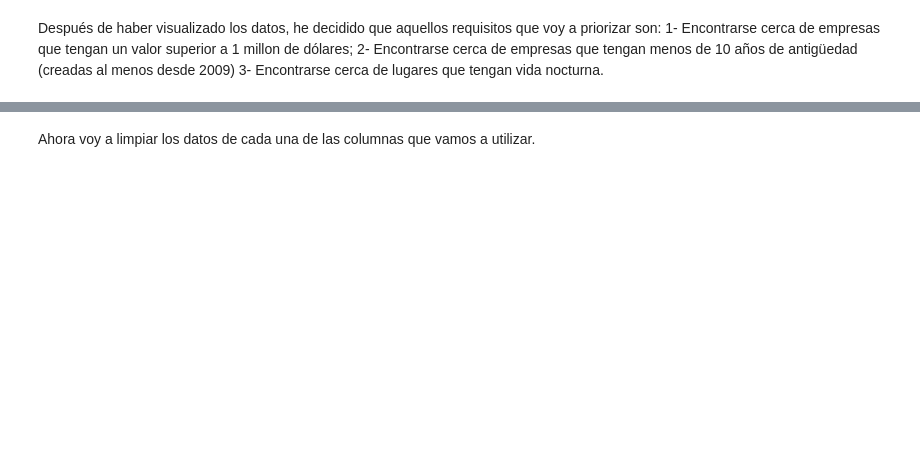
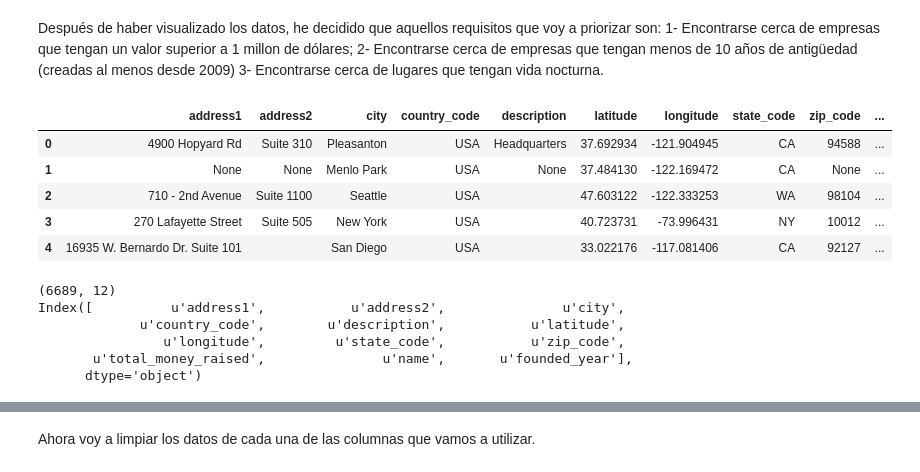
Before and after one commit to Mgraciaverdura/visualizing-real-world-data-project, a Jupyter notebook: df_filtered.ipynb, the cells around one changed output, grey strips where cells are left out. Saved outputs shown, nothing was run; the diff lists cells and outputs as text; code cells hidden in the pictures; blank space fills up the shorter version.

```diff
--- a/df_filtered.ipynb
+++ b/df_filtered.ipynb
@@ -32,0 +61,17 @@ perfect_place = db.companies.find({"$and":[{"offices.latitude":{"$exists":True}}
+# %%
+display(dataframe.head())
+print(dataframe.shape)
+print(dataframe.columns)
+# %% [output]
+|  | address1 | address2 | city | country_code | description | latitude | longitude | state_code | zip_code | ... |
+| 0 | 4900 Hopyard Rd | Suite 310 | Pleasanton | USA | Headquarters | 37.692934 | -121.904945 | CA | 94588 | ... |
+| 1 | None | None | Menlo Park | USA | None | 37.484130 | -122.169472 | CA | None | ... |
+| 2 | 710 - 2nd Avenue | Suite 1100 | Seattle | USA |  | 47.603122 | -122.333253 | WA | 98104 | ... |
+| 3 | 270 Lafayette Street | Suite 505 | New York | USA |  | 40.723731 | -73.996431 | NY | 10012 | ... |
+| 4 | 16935 W. Bernardo Dr. Suite 101 |  | San Diego | USA |  | 33.022176 | -117.081406 | CA | 92127 | ... |
+(6689, 12)
+Index([          u'address1',           u'address2',               u'city',
+             u'country_code',        u'description',           u'latitude',
+                u'longitude',         u'state_code',           u'zip_code',
+       u'total_money_raised',               u'name',       u'founded_year'],
+      dtype='object')
```
Also changed, not shown: parts of 40 cells of this notebook, 10 other files.
